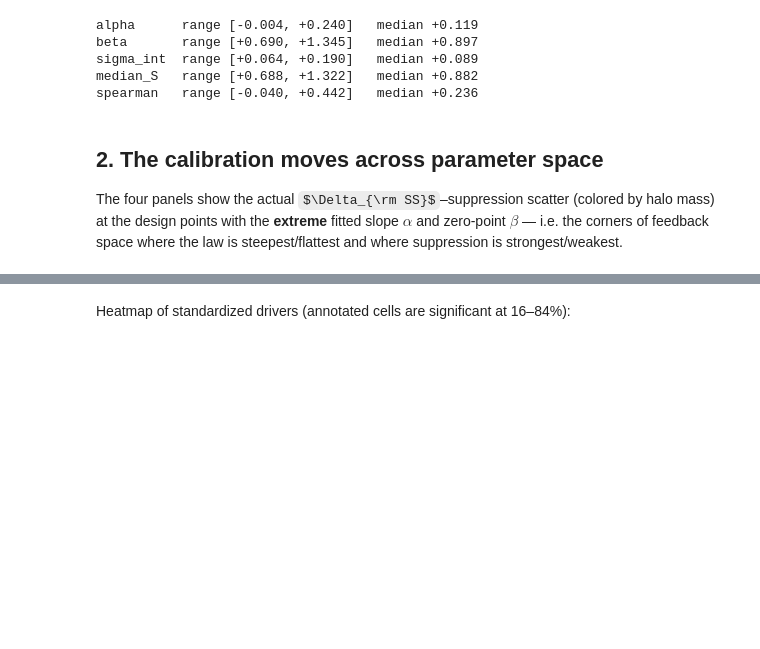
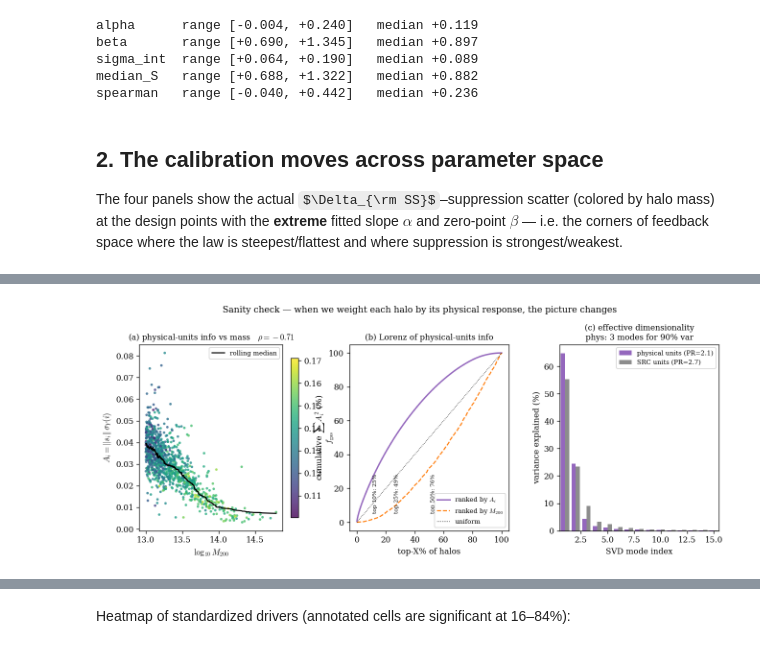
Before and after one commit to Maxelee/BIND, a Jupyter notebook: tsz_ss_calibration_sobol.ipynb, the cells around one changed output, grey strips where cells are left out. Saved outputs shown, nothing was run; the diff lists cells and outputs as text; code cells hidden in the pictures; some formulas as TeX source; blank space fills up the shorter version.

```diff
--- a/tsz_ss_calibration_sobol.ipynb
+++ b/tsz_ss_calibration_sobol.ipynb
@@ -150,0 +526,92 @@ wrote tsz_ss_sobol_figs/ss_money_panels.png
+# %%
+# Physical-units per-halo information: A_i = |s_i| * sigma_Y(i)
+# (un-do the per-halo Y standardisation done in the previous cell)
+sigma_Y = Y_std.ravel()                          # (n_halo,) physical-unit response std
+A_phys  = s_amp * sigma_Y                        # |s| * sigma_Y -> physical "info per halo"
+A_phys[~keep] = np.nan
+
+# Also rebuild a physical-units sensitivity matrix and redo the SVD: this is the
+# operator that maps a feedback perturbation to the *population mean* suppression,
+# which is what an observer actually measures.
+S_phys = S_mat * sigma_Y[:, None]                # (n_halo, 30) in suppression units
+S_phys_kept = S_phys[keep]
+S_phys_cent = S_phys_kept - S_phys_kept.mean(0, keepdims=True)
+_, Sv_p, Vt_p = np.linalg.svd(S_phys_cent, full_matrices=False)
+vf_p = Sv_p ** 2 / np.sum(Sv_p ** 2)
+PR_phys = 1.0 / np.sum(vf_p ** 2)
+n90_p = int(np.searchsorted(np.cumsum(vf_p), 0.90) + 1)
+
+# Mass-share of A_phys: do the top-X% most massive halos carry most of the signal?
+mass = 10 ** logM
+ord_mass = np.argsort(-mass)
+A_sorted = A_phys[ord_mass]
+finite = np.isfinite(A_sorted)
+A_finite = A_sorted[finite]
+mass_finite = mass[ord_mass][finite]
+cum_A_by_mass = np.cumsum(A_finite ** 2) / np.sum(A_finite ** 2)
+cum_M_by_mass = np.cumsum(mass_finite) / np.sum(mass_finite)
+print(f'A_phys = |s|*sigma_Y  range [{np.nanmin(A_phys):.3f}, {np.nanmax(A_phys):.3f}]   '
+      f'median {np.nanmedian(A_phys):.3f}   max/median = '
+      f'{np.nanmax(A_phys)/np.nanmedian(A_phys):.1f}x')
+for q in (0.05, 0.10, 0.25):
+    k_ = int(q * len(A_finite))
+    print(f'  top {int(100*q):>2d}% most massive halos carry {100*cum_A_by_mass[k_]:.1f}% of '
+          f'sum A_phys^2  (and {100*cum_M_by_mass[k_]:.1f}% of total mass)')
+print(f'Physical-units SVD: PR = {PR_phys:.2f}  (vs SRC-units PR = {PR:.2f}), '
+      f'modes for 90% = {n90_p}')
+
+# --- figure ---
+fig = plt.figure(figsize=(13, 4.2))
+gs = fig.add_gridspec(1, 3, wspace=0.32)
+
+# (a) A_phys vs mass, coloured by f_gas_typ
+ax = fig.add_subplot(gs[0, 0])
+m = np.isfinite(A_phys)
+sc = ax.scatter(logM[m], A_phys[m], c=fgas_typ[m], cmap='viridis',
+                s=10, alpha=0.8, edgecolor='none')
+order = np.argsort(logM[m]); xs = logM[m][order]; ys = A_phys[m][order]
+w = max(20, len(xs) // 20)
+med = np.array([np.median(ys[max(0, i - w):i + w + 1]) for i in range(len(xs))])
+ax.plot(xs, med, color='k', lw=1.4, label='rolling median')
+rho_M = spearmanr(logM[m], A_phys[m]).correlation
+ax.set_xlabel(r'$\log_{10} M_{200}$'); ax.set_ylabel(r'$A_i = \|s_i\|\,\sigma_Y(i)$')
+ax.set_title(f'(a) physical-units info vs mass   $\\rho={rho_M:+.2f}$', fontsize=10)
+ax.legend(fontsize=8); plt.colorbar(sc, ax=ax, fraction=0.05, label=r'$f_{\rm gas}$')
+
+# (b) Lorenz of A_phys^2: rank halos by their own A_phys, descending
+ax = fig.add_subplot(gs[0, 1])
+A_pos = A_phys[np.isfinite(A_phys)]
+ord_A = np.argsort(-A_pos)
+cumA = np.cumsum(A_pos[ord_A] ** 2) / np.sum(A_pos[ord_A] ** 2)
+frac = np.arange(1, len(A_pos) + 1) / len(A_pos)
+ax.plot(100 * frac, 100 * cumA, lw=1.8, color='tab:purple', label='ranked by $A_i$')
+# overlay: cumulative by descending mass (does mass-ranking suffice?)
+ax.plot(100 * np.arange(1, len(A_finite) + 1) / len(A_finite),
+        100 * cum_A_by_mass, lw=1.4, color='tab:orange', ls='--',
+        label='ranked by $M_{200}$')
+ax.plot([0, 100], [0, 100], 'k:', lw=0.8, label='uniform')
+for q in (0.1, 0.25, 0.5):
+    k_ = int(q * len(A_pos))
+    ax.text(100 * q + 1, 5, f'top {int(100*q)}%: {100*cumA[k_]:.0f}%',
+            rotation=90, fontsize=7, va='bottom')
+ax.set_xlabel('top-X% of halos'); ax.set_ylabel(r'cumulative $\sum A_i^2$ (%)')
+ax.set_title('(b) Lorenz of physical-units info', fontsize=10)
+ax.legend(fontsize=8, loc='lower right')
+
+# (c) Physical-units SVD spectrum, vs SRC-units for reference
+ax = fig.add_subplot(gs[0, 2])
+k_ = np.arange(1, len(Sv_p) + 1)
+w = 0.4
+ax.bar(k_ - w/2, vf_p * 100, width=w, color='tab:purple',
+       label=f'physical units (PR={PR_phys:.1f})')
+ax.bar(k_ + w/2, var_frac * 100, width=w, color='0.55',
+       label=f'SRC units (PR={PR:.1f})')
+ax.set_xlim(0.5, min(15, len(Sv_p)) + 0.5)
+ax.set_xlabel('SVD mode index'); ax.set_ylabel('variance explained (%)')
+ax.set_title(f'(c) effective dimensionality\nphys: {n90_p} modes for 90% var', fontsize=10)
+ax.legend(fontsize=8)
+
+fig.suptitle('Sanity check — when we weight each halo by its physical response, the picture changes',
+             y=1.04, fontsize=11)
+savefig(fig, 'ss_perhalo_physical_units'); plt.show()
+# %% [output]
@@ -150,0 +624 @@ wrote tsz_ss_sobol_figs/ss_money_panels.png
+[figure, added]
```
Also changed, not shown: parts of 24 cells of this notebook, 15 other files.
